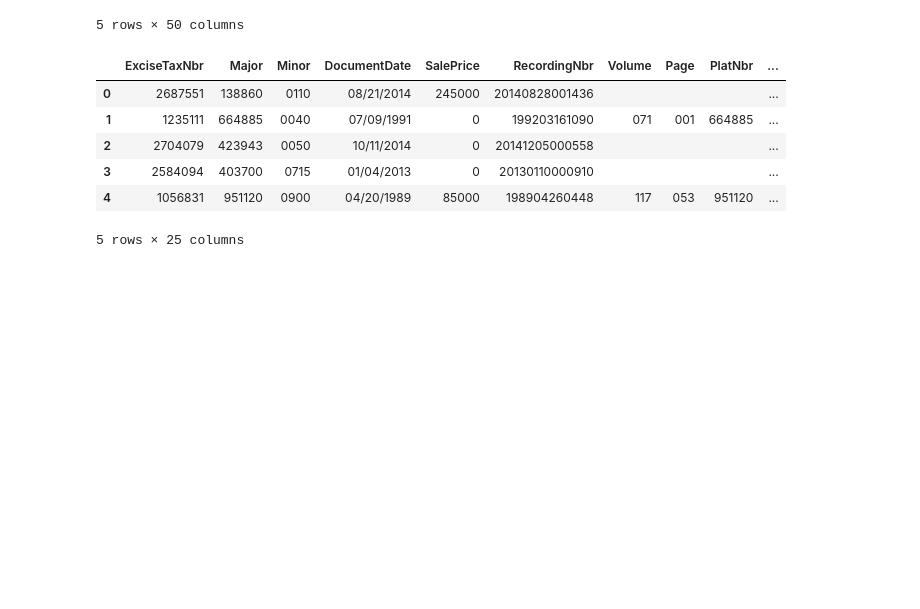
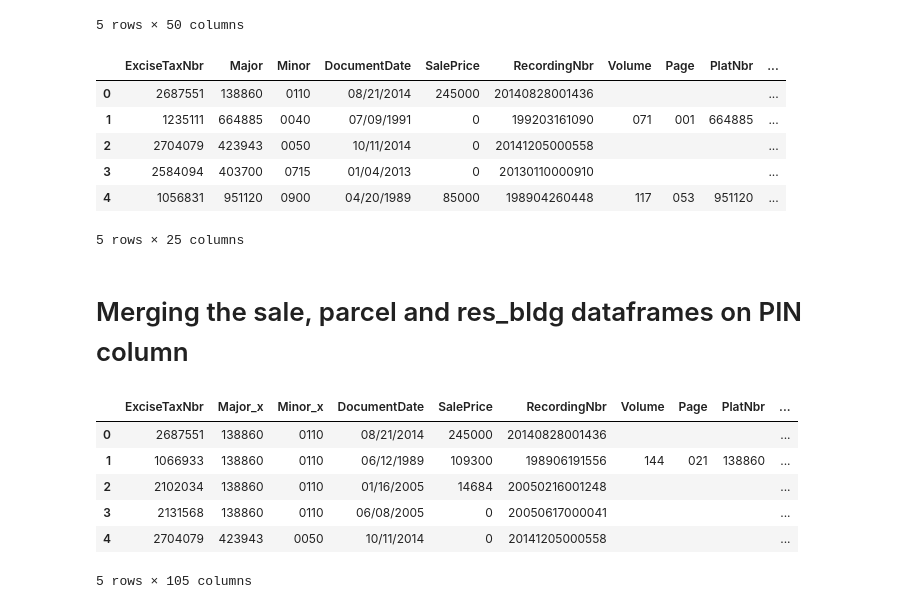
Before and after one commit to neha8anand/Day-5-Case-Study, a Jupyter notebook: Case_Study.ipynb, the cells around one changed output. Cells and saved outputs as stored; diff of their text form; code cells hidden in the pictures; blank space fills up the shorter version.

```diff
--- a/Case_Study.ipynb
+++ b/Case_Study.ipynb
@@ -94,3 +100,16 @@ sale.head()
 | 3 | 2584094 | 403700 | 0715 | 01/04/2013 | 0 | 20130110000910 |  |  |  | ... |
 | 4 | 1056831 | 951120 | 0900 | 04/20/1989 | 85000 | 198904260448 | 117 | 053 | 951120 | ... |
 5 rows × 25 columns
+# %% [markdown]
+# Merging the sale, parcel and res_bldg dataframes on PIN column
+# %%
+df1 = sale.merge(parcel, left_on='PIN', right_on='PIN', how='inner')
+df1.head()
+# %% [output]
+|  | ExciseTaxNbr | Major_x | Minor_x | DocumentDate | SalePrice | RecordingNbr | Volume | Page | PlatNbr | ... |
+| 0 | 2687551 | 138860 | 0110 | 08/21/2014 | 245000 | 20140828001436 |  |  |  | ... |
+| 1 | 1066933 | 138860 | 0110 | 06/12/1989 | 109300 | 198906191556 | 144 | 021 | 138860 | ... |
+| 2 | 2102034 | 138860 | 0110 | 01/16/2005 | 14684 | 20050216001248 |  |  |  | ... |
+| 3 | 2131568 | 138860 | 0110 | 06/08/2005 | 0 | 20050617000041 |  |  |  | ... |
+| 4 | 2704079 | 423943 | 0050 | 10/11/2014 | 0 | 20141205000558 |  |  |  | ... |
+5 rows × 105 columns
```
Also changed, not shown: parts of 16 cells of this notebook.
